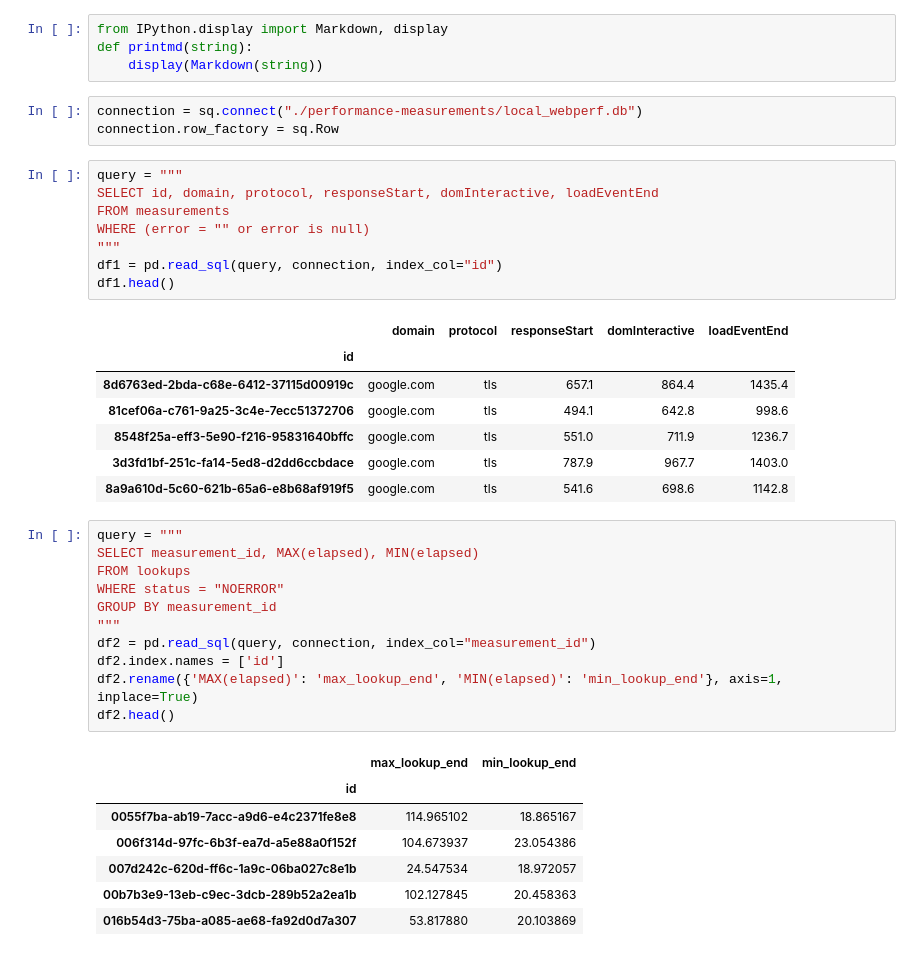
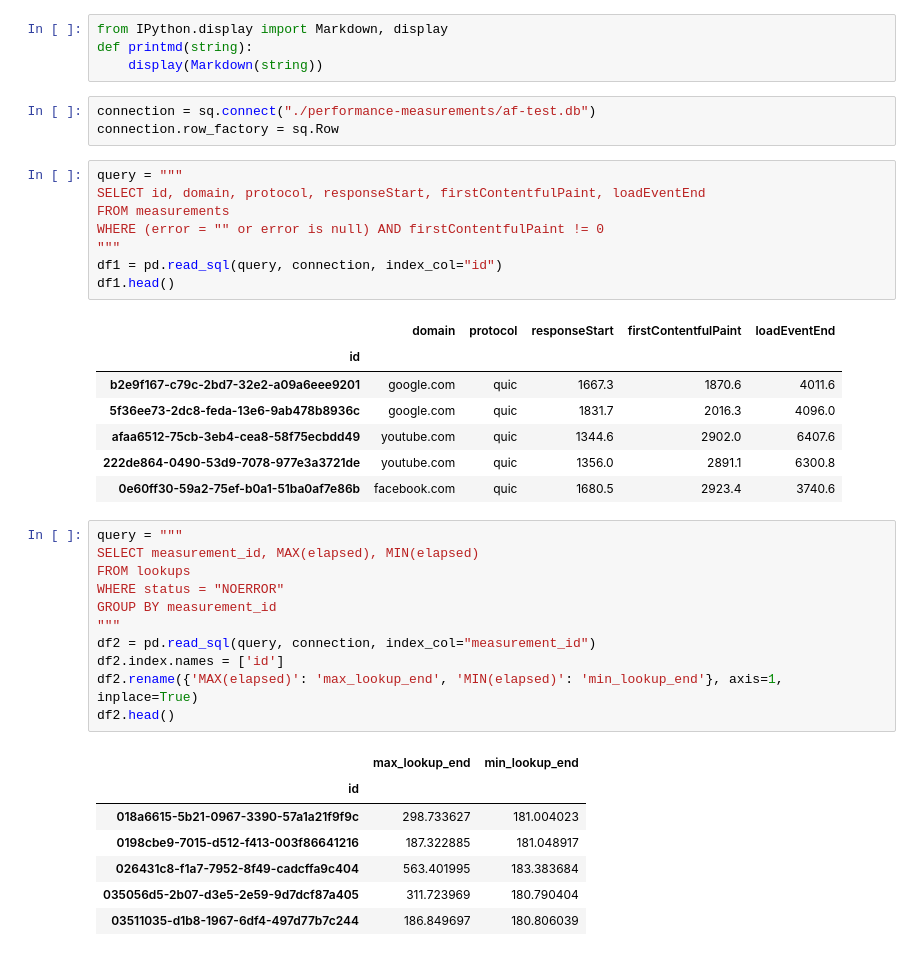
Before and after one commit to justus237/dns-analysis, a Jupyter notebook: web-performance.ipynb, the cells around one changed output. Drawn from its saved outputs; the diff is of its cells as text.

```diff
--- a/web-performance.ipynb
+++ b/web-performance.ipynb
@@ -9,24 +9,24 @@ from IPython.display import Markdown, display
 def printmd(string):
     display(Markdown(string))
 # %%
-connection = sq.connect("./performance-measurements/local_webperf.db")
+connection = sq.connect("./performance-measurements/af-test.db")
 connection.row_factory = sq.Row
 # %%
 query = """
-SELECT id, domain, protocol, responseStart, domInteractive, loadEventEnd
+SELECT id, domain, protocol, responseStart, firstContentfulPaint, loadEventEnd
 FROM measurements
-WHERE (error = "" or error is null)
+WHERE (error = "" or error is null) AND firstContentfulPaint != 0
 """
 df1 = pd.read_sql(query, connection, index_col="id")
 df1.head()
 # %% [output]
-|  | domain | protocol | responseStart | domInteractive | loadEventEnd |
+|  | domain | protocol | responseStart | firstContentfulPaint | loadEventEnd |
 | id |  |  |  |  |  |
-| 8d6763ed-2bda-c68e-6412-37115d00919c | google.com | tls | 657.1 | 864.4 | 1435.4 |
-| 81cef06a-c761-9a25-3c4e-7ecc51372706 | google.com | tls | 494.1 | 642.8 | 998.6 |
-| 8548f25a-eff3-5e90-f216-95831640bffc | google.com | tls | 551.0 | 711.9 | 1236.7 |
-| 3d3fd1bf-251c-fa14-5ed8-d2dd6ccbdace | google.com | tls | 787.9 | 967.7 | 1403.0 |
-| 8a9a610d-5c60-621b-65a6-e8b68af919f5 | google.com | tls | 541.6 | 698.6 | 1142.8 |
+| b2e9f167-c79c-2bd7-32e2-a09a6eee9201 | google.com | quic | 1667.3 | 1870.6 | 4011.6 |
+| 5f36ee73-2dc8-feda-13e6-9ab478b8936c | google.com | quic | 1831.7 | 2016.3 | 4096.0 |
+| afaa6512-75cb-3eb4-cea8-58f75ecbdd49 | youtube.com | quic | 1344.6 | 2902.0 | 6407.6 |
+| 222de864-0490-53d9-7078-977e3a3721de | youtube.com | quic | 1356.0 | 2891.1 | 6300.8 |
+| 0e60ff30-59a2-75ef-b0a1-51ba0af7e86b | facebook.com | quic | 1680.5 | 2923.4 | 3740.6 |
 # %%
 query = """
 SELECT measurement_id, MAX(elapsed), MIN(elapsed)
@@ -41,11 +41,11 @@ df2.head()
 # %% [output]
 |  | max_lookup_end | min_lookup_end |
 | id |  |  |
-| 0055f7ba-ab19-7acc-a9d6-e4c2371fe8e8 | 114.965102 | 18.865167 |
-| 006f314d-97fc-6b3f-ea7d-a5e88a0f152f | 104.673937 | 23.054386 |
-| 007d242c-620d-ff6c-1a9c-06ba027c8e1b | 24.547534 | 18.972057 |
-| 00b7b3e9-13eb-c9ec-3dcb-289b52a2ea1b | 102.127845 | 20.458363 |
-| 016b54d3-75ba-a085-ae68-fa92d0d7a307 | 53.817880 | 20.103869 |
+| 018a6615-5b21-0967-3390-57a1a21f9f9c | 298.733627 | 181.004023 |
+| 0198cbe9-7015-d512-f413-003f86641216 | 187.322885 | 181.048917 |
+| 026431c8-f1a7-7952-8f49-cadcffa9c404 | 563.401995 | 183.383684 |
+| 035056d5-2b07-d3e5-2e59-9d7dcf87a405 | 311.723969 | 180.790404 |
+| 03511035-d1b8-1967-6df4-497d77b7c244 | 186.849697 | 180.806039 |
 # %%
 df = pd.merge(df1, df2, 'inner', on='id')
 df.head()
```
Also changed, not shown: parts of 4 cells of this notebook.
